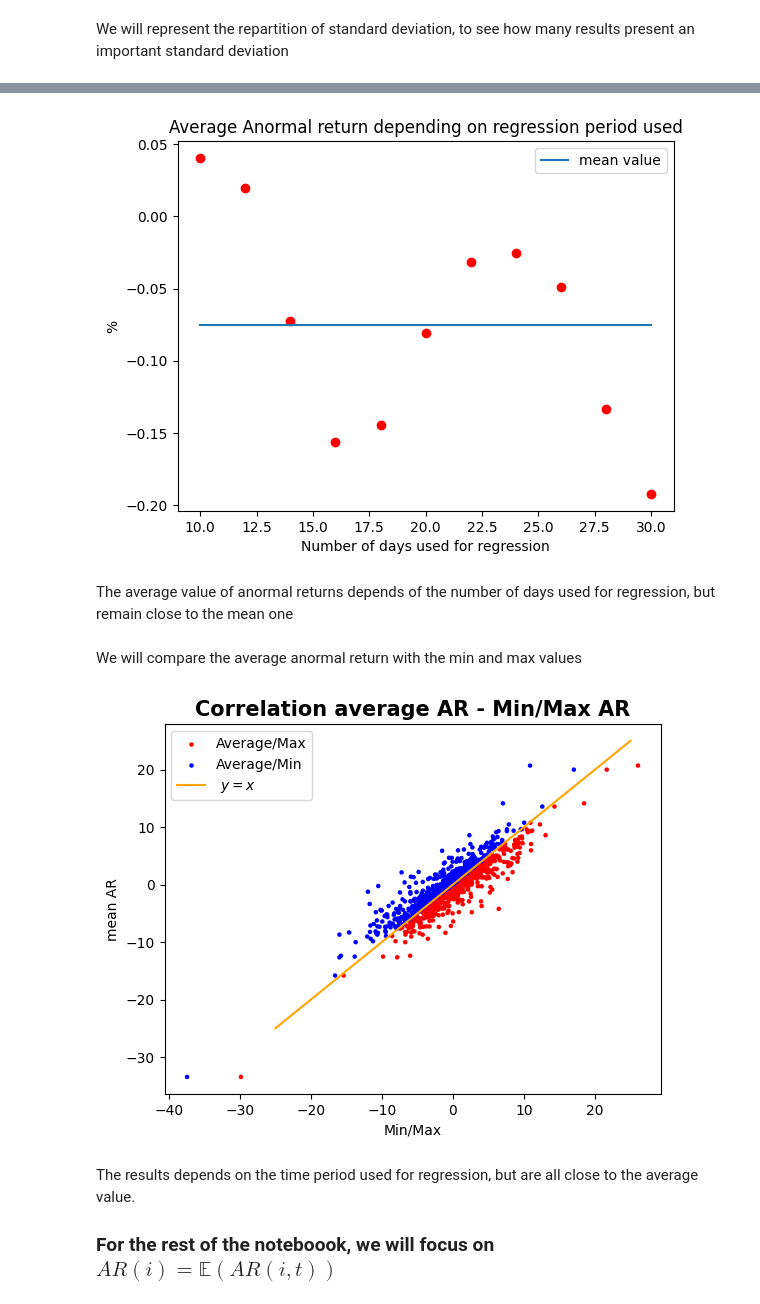
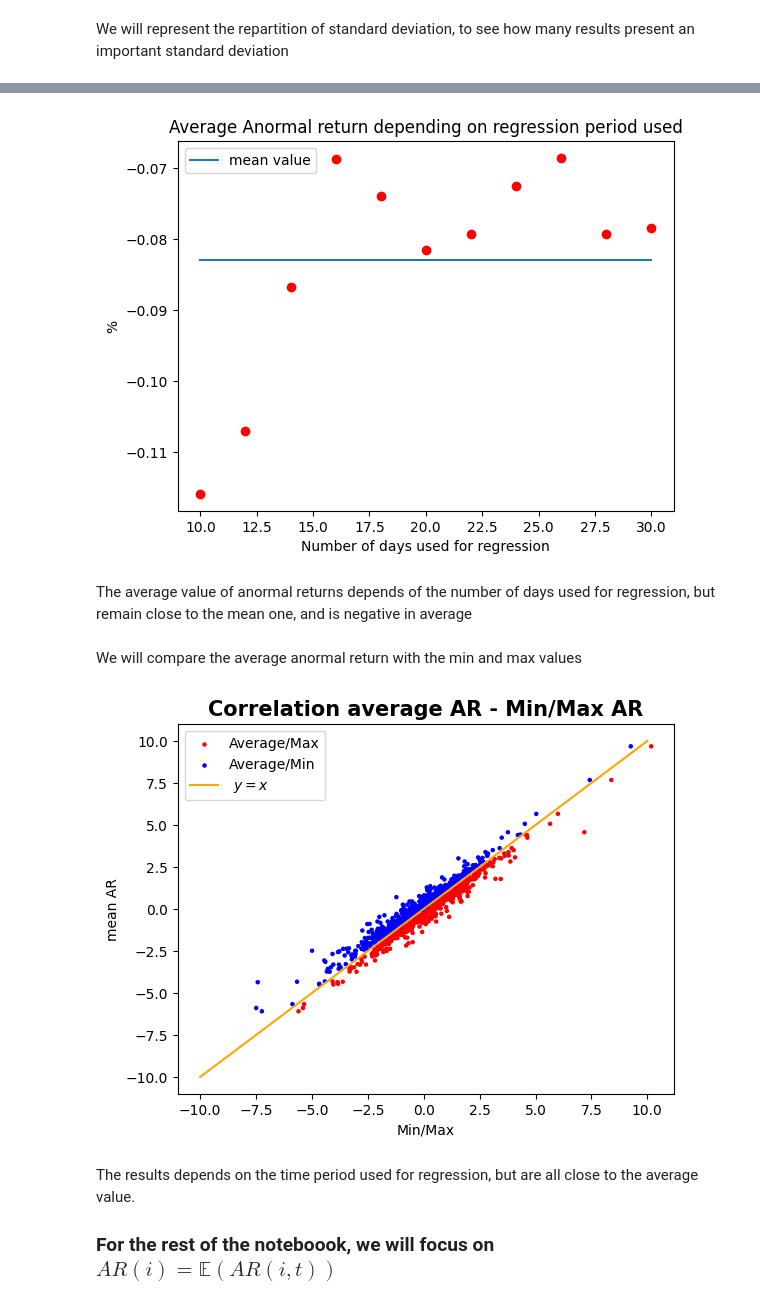
Before and after one commit to alexandrebois/TR-Stock_market_recation_mitigation_target, a Jupyter notebook: 3 -Heterogeneity.ipynb, the cells around one changed output, grey strips where cells are left out. Cells and saved outputs as stored; diff of their text form; code cells hidden in the pictures.

```diff
--- a/3 -Heterogeneity.ipynb
+++ b/3 -Heterogeneity.ipynb
@@ -69,5 +69,5 @@ If we only keep the results where $\sigma < 5$, we will still have more than 95%
 # %%
-filter = Sigma < 5
+filter = Sigma < 1
 df_filtered = df[filter]
 new_Sigma = Sigma[filter]
 frac = np.round( (len(df_filtered)/ len(df))*100, 2)
@@ -88,9 +88,9 @@ plt.title('Average Anormal return depending on regression period used')
 #plt.savefig(path.join(result_folder, 'variation_regression_time.png' ))
 plt.show();
 # %% [output]
-[figure, old version]
+[figure, new version]
 # %% [markdown]
-The average value of anormal returns depends of the number of days used for regression, but remain close to the mean one
+The average value of anormal returns depends of the number of days used for regression, but remain close to the mean one, and is negative in average
 # %%
 # New average and min/max values
 AR_mean = np.array([ np.mean(df_filtered.iloc[i][1:]) for i in range(len(df_filtered))])
@@ -101,17 +101,17 @@ We will compare the average anormal return with the min and max values
 # %%
 plt.figure()
 s = [ 5 for i in range(len(AR_max))] #marker size
 plt.scatter(AR_max, AR_mean, s = s, color = 'red' , label = 'Average/Max')
 plt.scatter(AR_min, AR_mean, s = s, color = 'blue' , label = 'Average/Min')
-plt.plot([-25, 25] , [-25, 25] , color ='orange', label = ' $y = x$')
+plt.plot([-10, 10] , [-10, 10] , color ='orange', label = ' $y = x$')
 plt.xlabel('Min/Max')
 plt.ylabel('mean AR')
 plt.title('Correlation average AR - Min/Max AR', fontweight = 'semibold' , fontsize = 15)
 plt.legend()
 #plt.savefig(path.join(result_folder, 'correlation.png'))
 plt.show();
 # %% [output]
-[figure, old version]
+[figure, new version]
 # %% [markdown]
 The results depends on the time period used for regression, but are all close to the average value.
 
```
Also changed, not shown: parts of 19 cells of this notebook, 2 other files.
